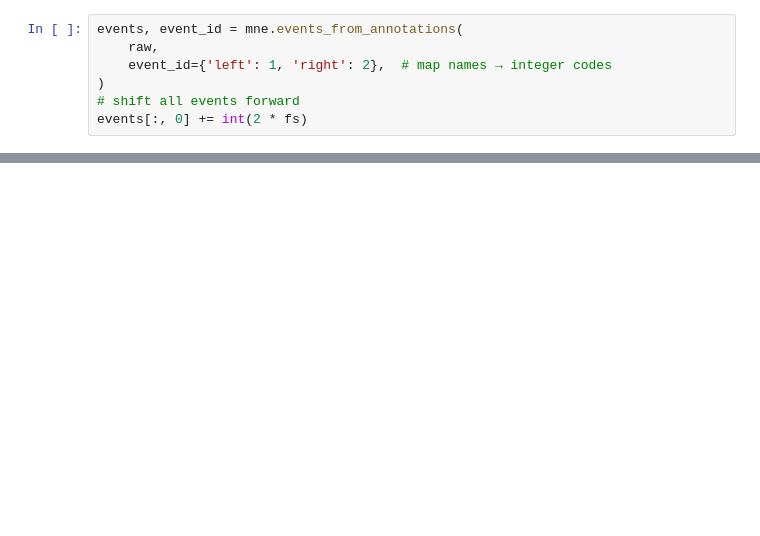
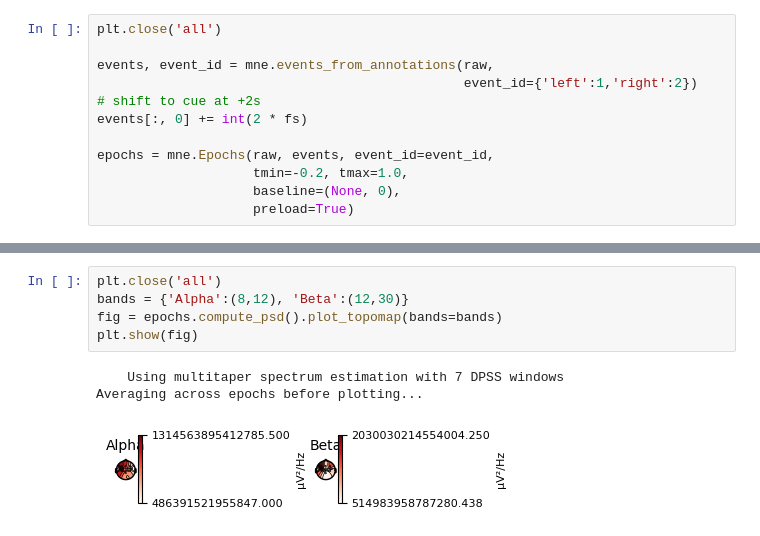
Before and after one commit to victor-cali/stroke-rehab-data-analysis, a Jupyter notebook: notebooks/0.0-exploratory-data-analysis.ipynb, the cells around one changed output, grey strips where cells are left out. Cells and saved outputs as stored; diff of their text form; blank space fills up the shorter version.

```diff
--- a/notebooks/0.0-exploratory-data-analysis.ipynb
+++ b/notebooks/0.0-exploratory-data-analysis.ipynb
@@ -80,9 +67,14 @@ raw.set_annotations(annot)
 # %%
-events, event_id = mne.events_from_annotations(
-    raw,
-    event_id={'left': 1, 'right': 2},  # map names → integer codes
-)
-# shift all events forward
+plt.close('all')
+
+events, event_id = mne.events_from_annotations(raw,
+                                               event_id={'left':1,'right':2})
+# shift to cue at +2s
 events[:, 0] += int(2 * fs)
+
+epochs = mne.Epochs(raw, events, event_id=event_id,
+                    tmin=-0.2, tmax=1.0,
+                    baseline=(None, 0),
+                    preload=True)
 # %% [output]
 Used Annotations descriptions: [np.str_('left'), np.str_('right')]
@@ -99,0 +122,9 @@ Applying baseline correction (mode: mean)
+# %%
+plt.close('all')
+bands = {'Alpha':(8,12), 'Beta':(12,30)}
+fig = epochs.compute_psd().plot_topomap(bands=bands)
+plt.show(fig)
+# %% [output]
+    Using multitaper spectrum estimation with 7 DPSS windows
+Averaging across epochs before plotting...
+[figure, added]
```
Also changed, not shown: parts of 26 cells of this notebook.
